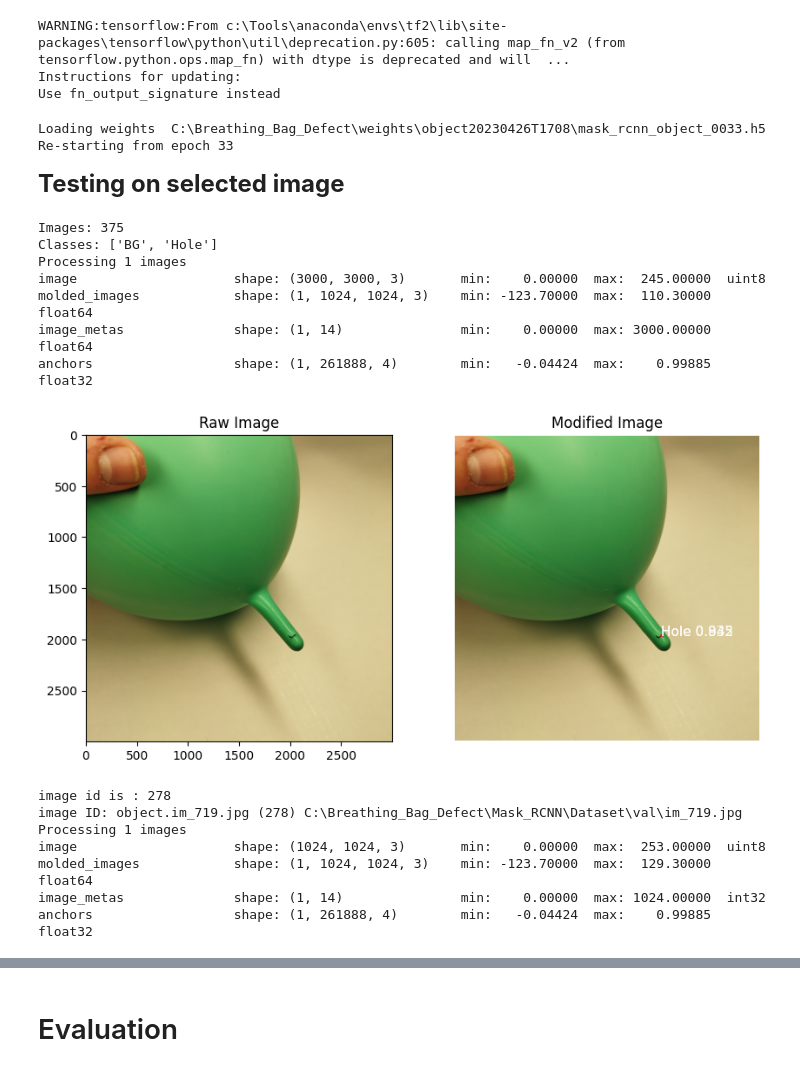
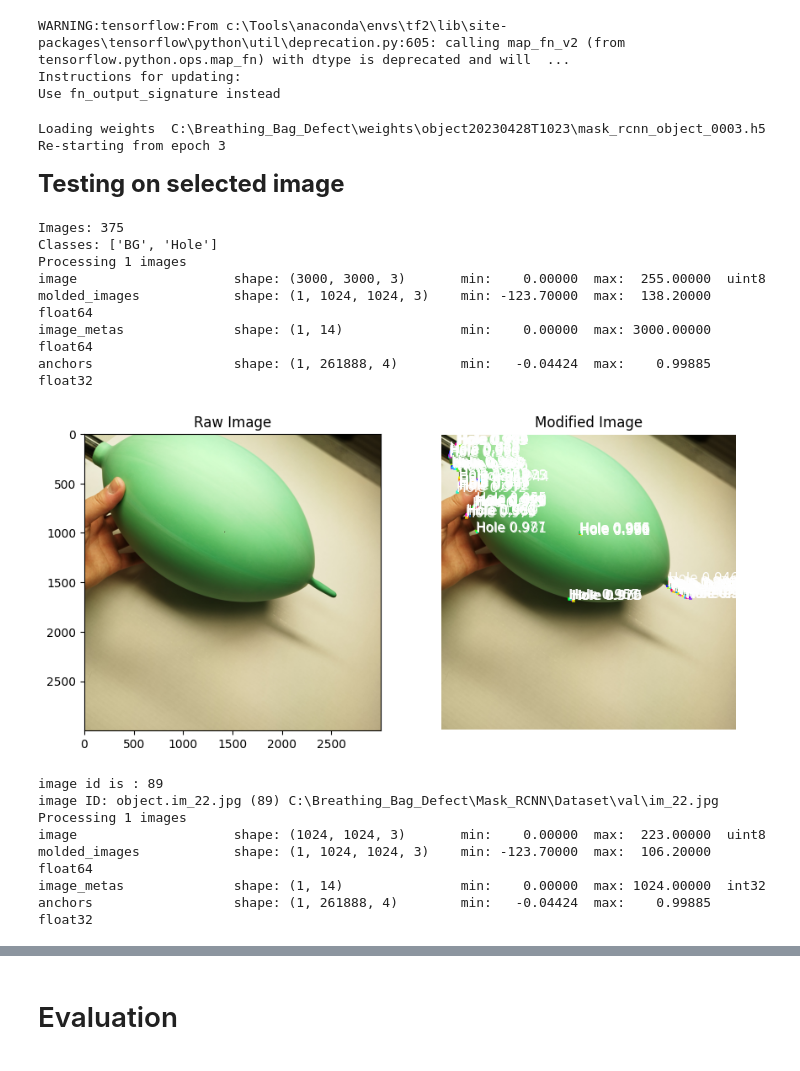
Before and after one commit to REVVVY/Breathing_Bag_Defect, a Jupyter notebook: Mask_RCNN/test_truck_car_model.ipynb, the cells around one changed output, grey strips where cells are left out. Cells and saved outputs as stored; diff of their text form; code cells hidden in the pictures.

```diff
--- a/Mask_RCNN/test_truck_car_model.ipynb
+++ b/Mask_RCNN/test_truck_car_model.ipynb
@@ -38,7 +38,7 @@ DEFAULT_LOGS_DIR = os.path.join(ROOT_DIR, "logs")
 
 MODEL_DIR = os.path.join(ROOT_DIR, "logs")
 
-WEIGHTS_PATH = "C:\\Breathing_Bag_Defect\\weights\\object20230426T1708\\mask_rcnn_object_0033.h5"   # change it
+WEIGHTS_PATH = "C:\\Breathing_Bag_Defect\\weights\\object20230428T1023\\mask_rcnn_object_0003.h5"   # change it
 # %%
 class CustomConfig(Config):
     """Configuration for training on the custom  dataset.
@@ -47,19 +47,27 @@ class CustomConfig(Config):
     # Give the configuration a recognizable name
     NAME = "object"
 
+    # We use a GPU with 12GB memory, which can fit two images.
+    # Adjust down if you use a smaller GPU.
     IMAGES_PER_GPU = 1
 
-    NUM_CLASSES = 1 + 1  # Background + Hole
+    # Number of classes (including background)
+    NUM_CLASSES = 1 + 1  # Background + Hole  # car and truck
 
     RPN_ANCHOR_SCALES = (4, 8, 16, 32, 64)  # anchor side in pixels
 
-    USE_MINI_MASK = False
+    # Number of validation steps to run at the end of every training epoch.
+    # A bigger number improves accuracy of validation stats, but slows
+    # down the training.
+    VALIDATION_STEPS = 50
+
+    USE_MINI_MASK = False # True from start, try False to calc mAP see discord
 
     # Number of training steps per epoch
-    STEPS_PER_EPOCH = 2000
+    STEPS_PER_EPOCH = 900
 
-    # Skip detections with <80% confidence
-    DETECTION_MIN_CONFIDENCE = 0.80
+    # Skip detections with < 80% confidence
+    DETECTION_MIN_CONFIDENCE = 0.8
 # %%
 # Code for Customdataset class. Same code is present in custom.py file also
 class CustomDataset(utils.Dataset):
@@ -180,44 +188,44 @@ weights_path = WEIGHTS_PATH
 print("Loading weights ", weights_path)
 model.load_weights(weights_path, by_name=True)
 # %% [output]
-Loading weights  C:\Breathing_Bag_Defect\weights\object20230426T1708\mask_rcnn_object_0033.h5
-Re-starting from epoch 33
+Loading weights  C:\Breathing_Bag_Defect\weights\object20230428T1023\mask_rcnn_object_0003.h5
+Re-starting from epoch 3
 # %% [markdown]
 <span style="font-size: 24px; font-weight: bold;">Testing on selected image</span>
 # %%
 print("Images: {}\nClasses: {}".format(len(dataset.image_ids), dataset.class_names))
 
 # Load the raw image
-path_to_image = 'C:\\Breathing_Bag_Defect\\Mask_RCNN\\Dataset\\Test\\IMG_3224.JPEG'
+path_to_image = 'C:\\Breathing_Bag_Defect\\Mask_RCNN\\Dataset\\Test\\IMG_20230420_111930.jpg'
 raw_image = mpimg.imread(path_to_image)
 
 # Run object detection on the raw image
 results = model.detect([raw_image], verbose=1)
 r = results[0]
 
 # Create a figure with two subplots
 fig, axs = plt.subplots(1, 2, figsize=(10, 5))
 
 # Display the raw image in the left subplot
 axs[0].imshow(raw_image)
 axs[0].set_title('Raw Image')
 
 # Display the modified image in the right subplot
 visualize.display_instances(raw_image, r['rois'], r['masks'], r['class_ids'],
                             dataset.class_names, r['scores'], ax=axs[1])
 axs[1].set_title('Modified Image')
 
 # Show the figure
 plt.show()
 # %% [output]
 Images: 375
 Classes: ['BG', 'Hole']
 Processing 1 images
-image                    shape: (3000, 3000, 3)       min:    0.00000  max:  245.00000  uint8
-molded_images            shape: (1, 1024, 1024, 3)    min: -123.70000  max:  110.30000  float64
+image                    shape: (3000, 3000, 3)       min:    0.00000  max:  255.00000  uint8
+molded_images            shape: (1, 1024, 1024, 3)    min: -123.70000  max:  138.20000  float64
 image_metas              shape: (1, 14)               min:    0.00000  max: 3000.00000  float64
 anchors                  shape: (1, 261888, 4)        min:   -0.04424  max:    0.99885  float32
-[figure, old version]
+[figure, new version]
 # %%
 #RUN DETECTION
 image_id = random.choice(dataset.image_ids)
@@ -231,11 +239,11 @@ print("image ID: {}.{} ({}) {}".format(info["source"], info["id"], image_id,data
 # Run object detection
 results = model.detect([image], verbose=1)
 # %% [output]
-image id is : 278
-image ID: object.im_719.jpg (278) C:\Breathing_Bag_Defect\Mask_RCNN\Dataset\val\im_719.jpg
+image id is : 89
+image ID: object.im_22.jpg (89) C:\Breathing_Bag_Defect\Mask_RCNN\Dataset\val\im_22.jpg
 Processing 1 images
-image                    shape: (1024, 1024, 3)       min:    0.00000  max:  253.00000  uint8
-molded_images            shape: (1, 1024, 1024, 3)    min: -123.70000  max:  129.30000  float64
+image                    shape: (1024, 1024, 3)       min:    0.00000  max:  223.00000  uint8
+molded_images            shape: (1, 1024, 1024, 3)    min: -123.70000  max:  106.20000  float64
 image_metas              shape: (1, 14)               min:    0.00000  max: 1024.00000  int32
 anchors                  shape: (1, 261888, 4)        min:   -0.04424  max:    0.99885  float32
 # %%
```
Also changed, not shown: parts of 3 cells of this notebook, 2 other files.
